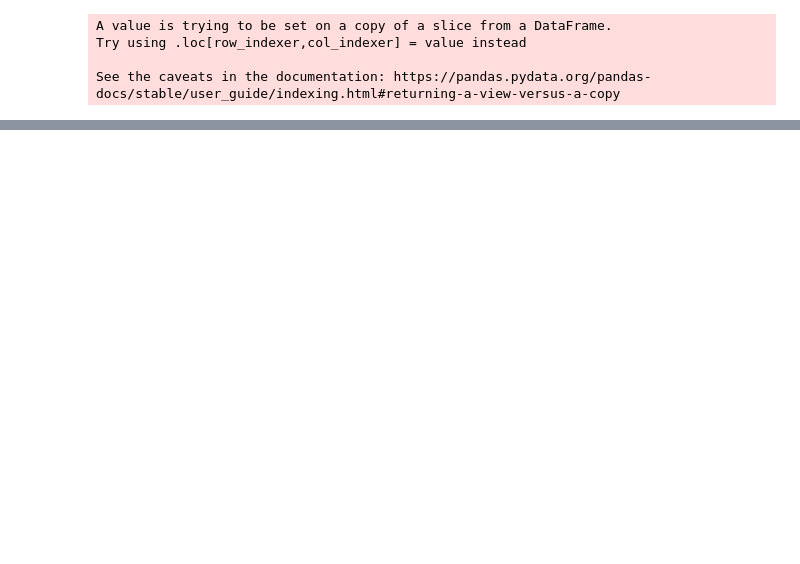
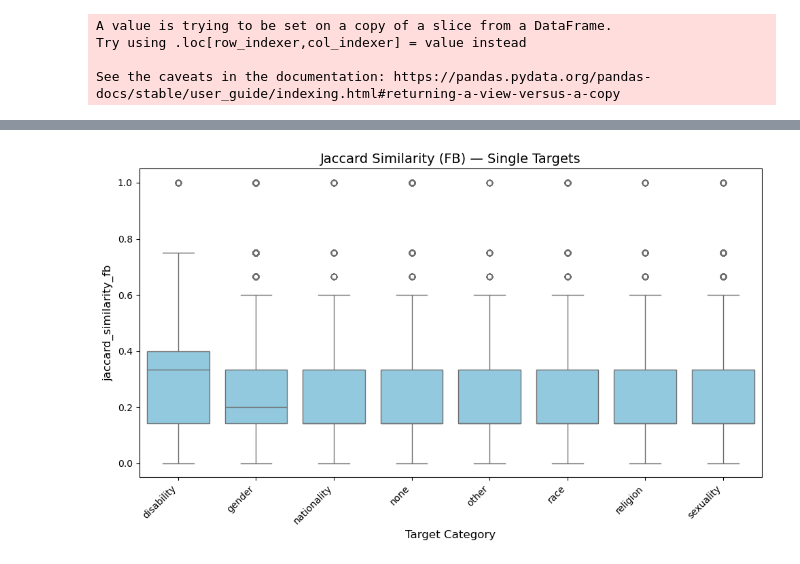
Before and after one commit to Takosaga/master_thesis, a Jupyter notebook: notebooks/09_comparing_LIME_SHAP.ipynb, the cells around one changed output, grey strips where cells are left out. Saved outputs shown, nothing was run; the diff lists cells and outputs as text; code cells hidden in the pictures; blank space fills up the shorter version.

```diff
--- a/notebooks/09_comparing_LIME_SHAP.ipynb
+++ b/notebooks/09_comparing_LIME_SHAP.ipynb
@@ -620,0 +657,9 @@ for category in category_names:
+# %%
+boxplot_by_target(
+    single_target_full_df,
+    'jaccard_similarity_fb',
+    'Jaccard Similarity (FB) — Single Targets',
+    'skyblue'
+)
+# %% [output]
+[figure, added]
```
Also changed, not shown: parts of 15 cells of this notebook, 1 other file.
